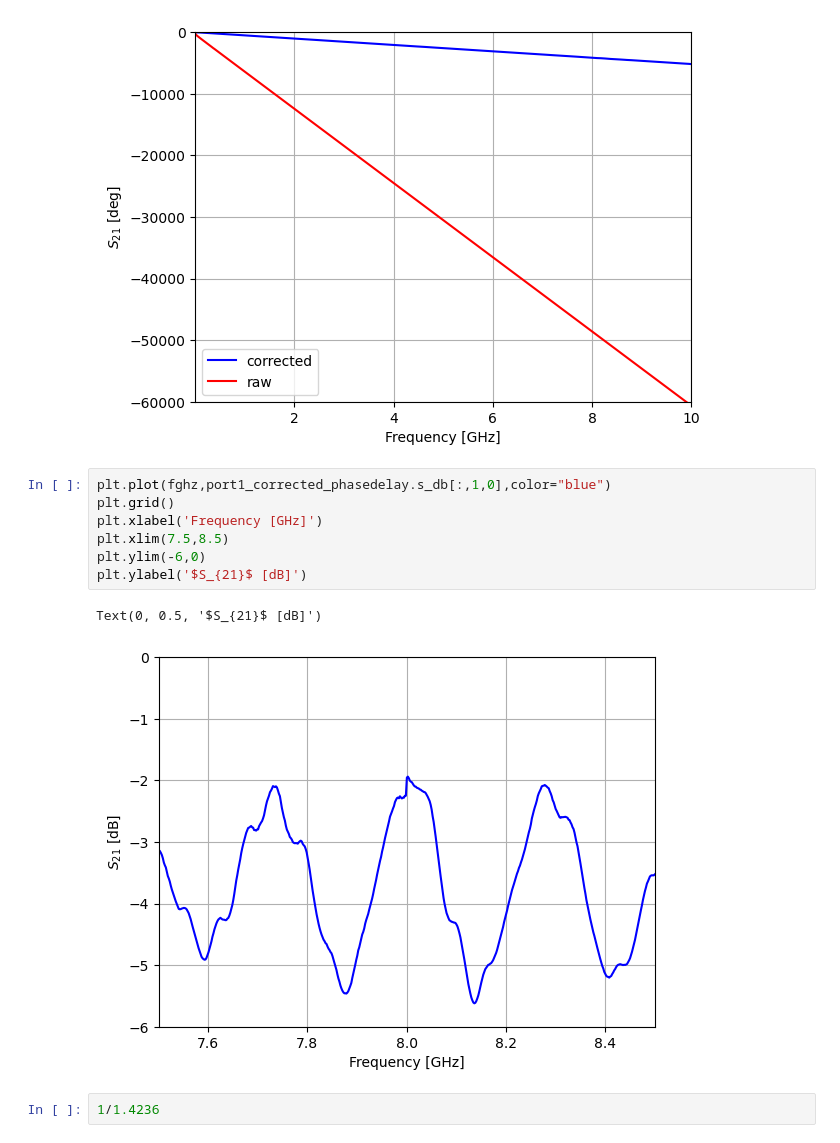
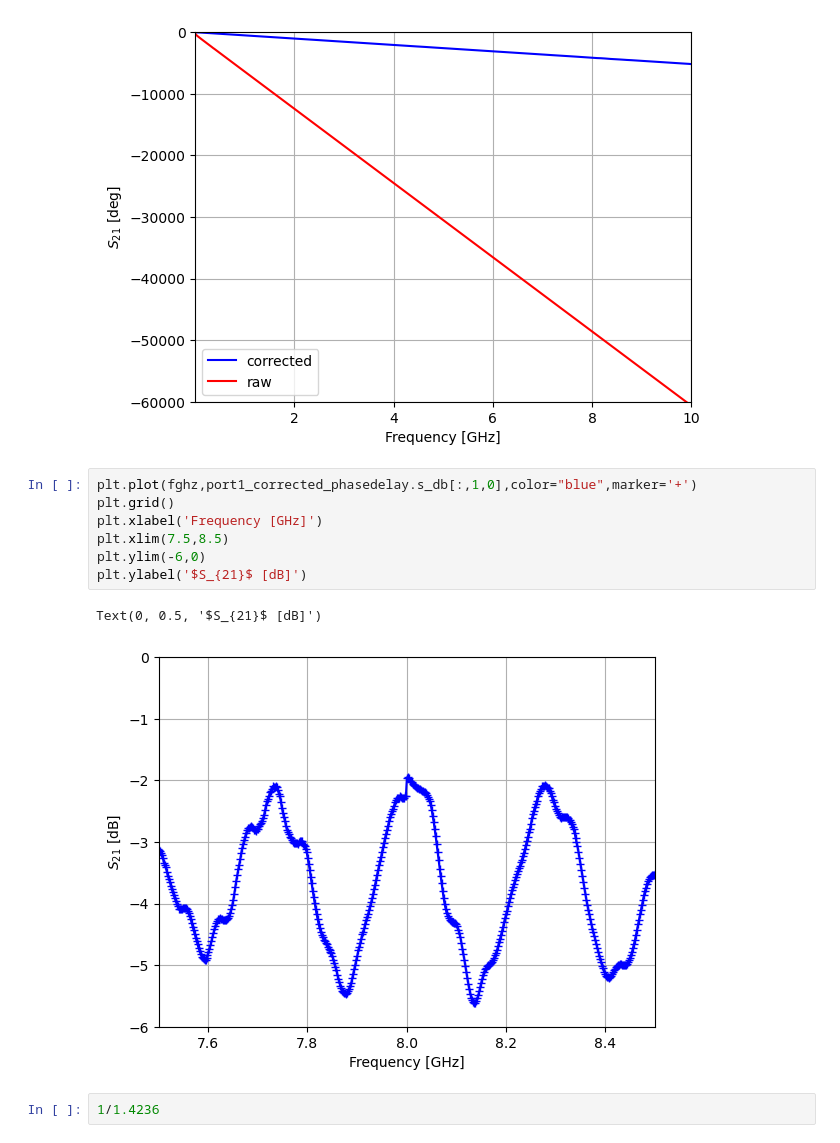
Before and after one commit to lafefspietz/SOL2SOLR, a Jupyter notebook: SOLRcal.ipynb, the cells around one changed output. Drawn from its saved outputs; the diff is of its cells as text.

```diff
--- a/SOLRcal.ipynb
+++ b/SOLRcal.ipynb
@@ -174,15 +174,15 @@ plt.grid()
 # %% [output]
 [figure]
 # %%
-plt.plot(fghz,port1_corrected_phasedelay.s_db[:,1,0],color="blue")
+plt.plot(fghz,port1_corrected_phasedelay.s_db[:,1,0],color="blue",marker='+')
 plt.grid()
 plt.xlabel('Frequency [GHz]')
 plt.xlim(7.5,8.5)
 plt.ylim(-6,0)
 plt.ylabel('$S_{21}$ [dB]')
 # %% [output]
 Text(0, 0.5, '$S_{21}$ [dB]')
-[figure, old version]
+[figure, new version]
 # %%
 1/1.4236
 # %% [output]
```
Also changed, not shown: 1 other file.
